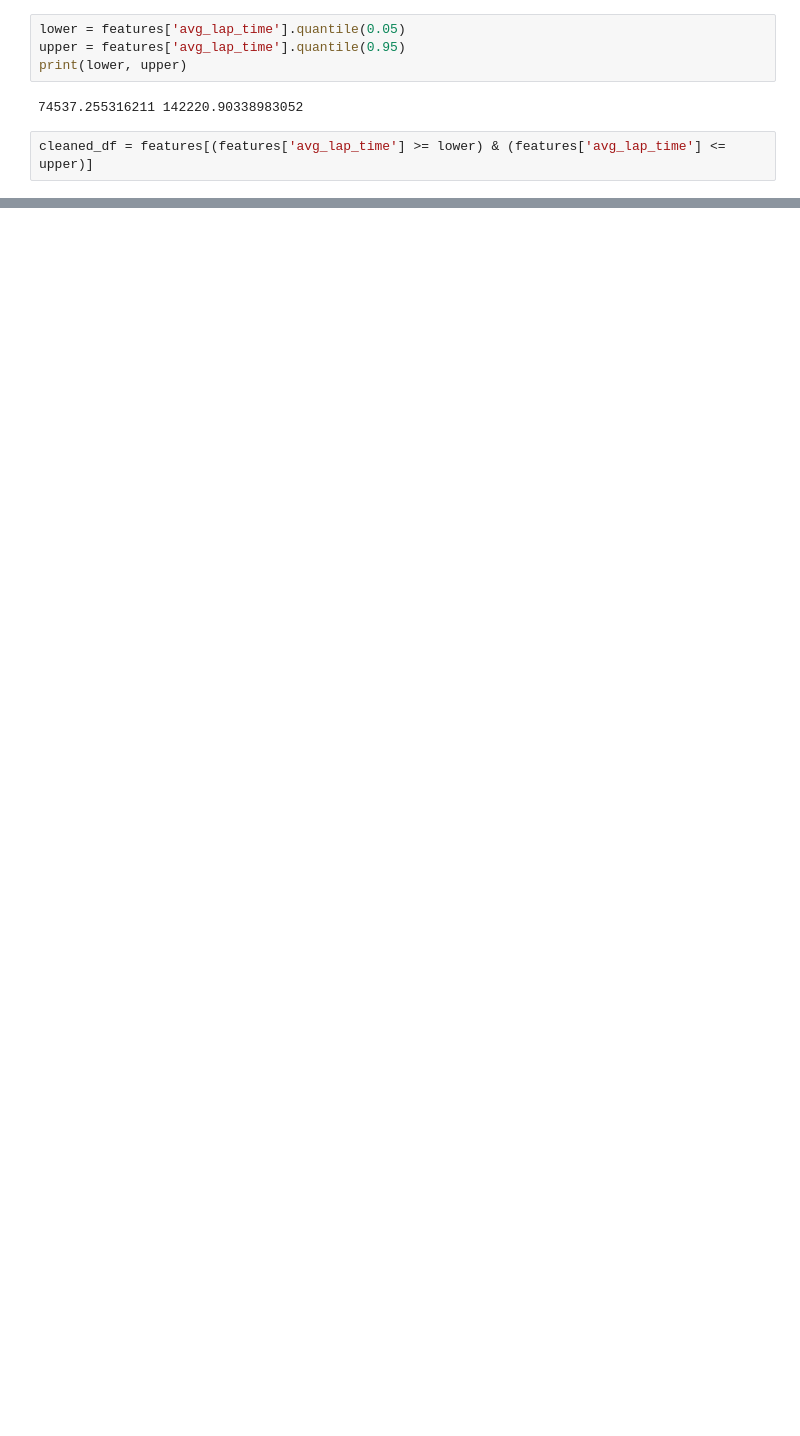
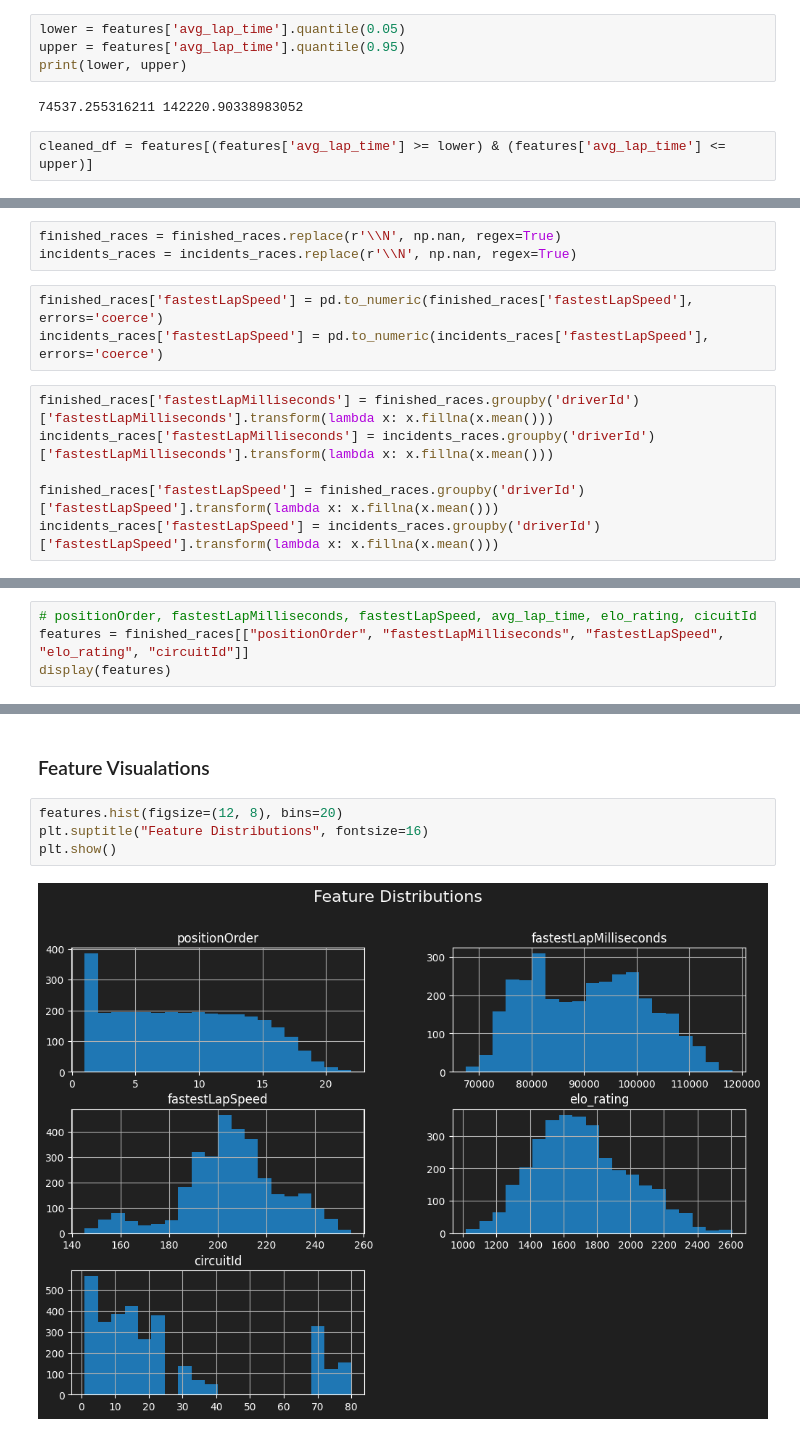
Before and after one commit to mitkonikov/f1, a Jupyter notebook: analysis_h2.ipynb, the cells around one changed output, grey strips where cells are left out. Drawn from its saved outputs; the diff is of its cells as text; blank space fills up the shorter version.

```diff
--- a/analysis_h2.ipynb
+++ b/analysis_h2.ipynb
@@ -521,0 +566,12 @@ display(features)
+# %%
+finished_races = finished_races.replace(r'\\N', np.nan, regex=True)
+incidents_races = incidents_races.replace(r'\\N', np.nan, regex=True)
+# %%
+finished_races['fastestLapSpeed'] = pd.to_numeric(finished_races['fastestLapSpeed'], errors='coerce')
+incidents_races['fastestLapSpeed'] = pd.to_numeric(incidents_races['fastestLapSpeed'], errors='coerce')
+# %%
+finished_races['fastestLapMilliseconds'] = finished_races.groupby('driverId')['fastestLapMilliseconds'].transform(lambda x: x.fillna(x.mean()))
+incidents_races['fastestLapMilliseconds'] = incidents_races.groupby('driverId')['fastestLapMilliseconds'].transform(lambda x: x.fillna(x.mean()))
+
+finished_races['fastestLapSpeed'] = finished_races.groupby('driverId')['fastestLapSpeed'].transform(lambda x: x.fillna(x.mean()))
+incidents_races['fastestLapSpeed'] = incidents_races.groupby('driverId')['fastestLapSpeed'].transform(lambda x: x.fillna(x.mean()))
@@ -521,0 +603,4 @@ display(features)
+# %%
+# positionOrder, fastestLapMilliseconds, fastestLapSpeed, avg_lap_time, elo_rating, cicuitId
+features = finished_races[["positionOrder", "fastestLapMilliseconds", "fastestLapSpeed", "elo_rating", "circuitId"]]
+display(features)
@@ -521,0 +638,8 @@ display(features)
+# %% [markdown]
+### Feature Visualations
+# %%
+features.hist(figsize=(12, 8), bins=20)
+plt.suptitle("Feature Distributions", fontsize=16)
+plt.show()
+# %% [output]
+[figure, added]
```
Also changed, not shown: parts of 59 cells of this notebook, 1 other file.
